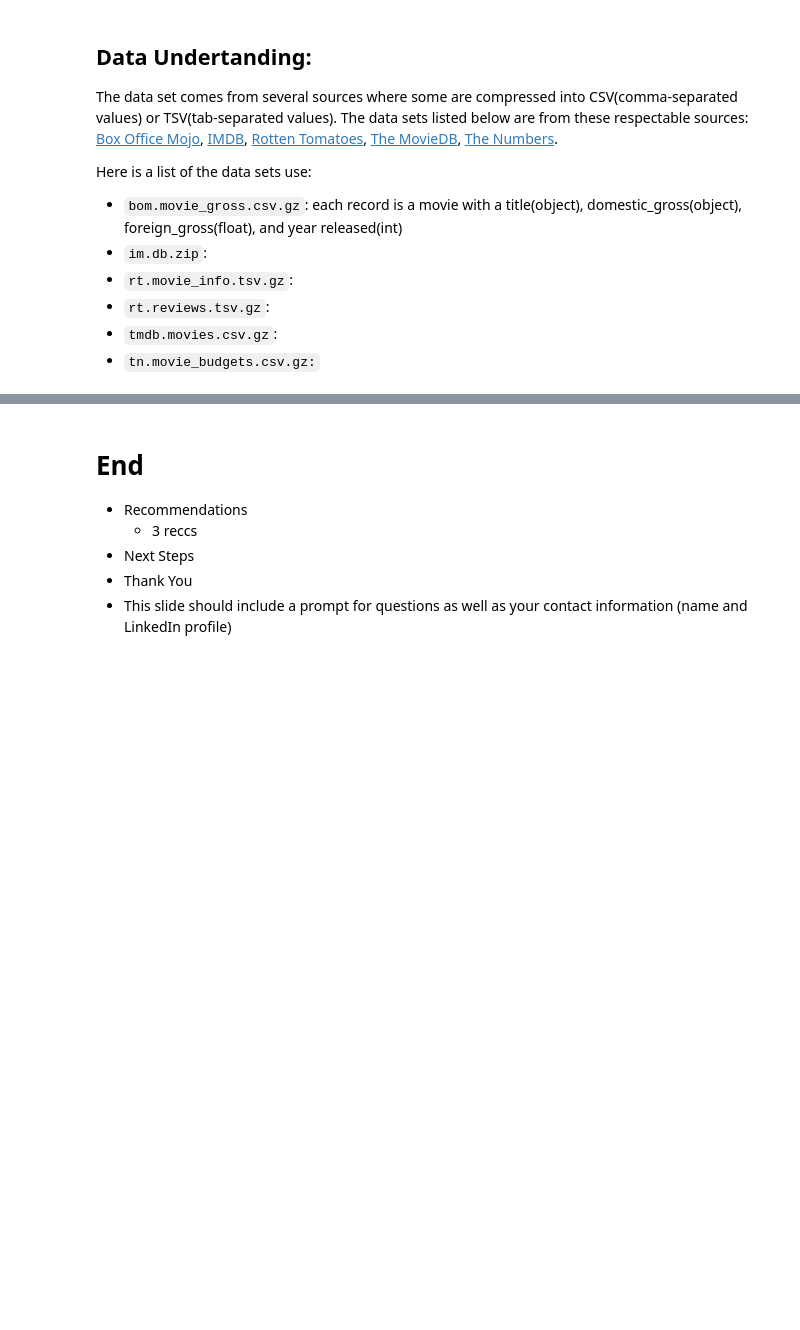
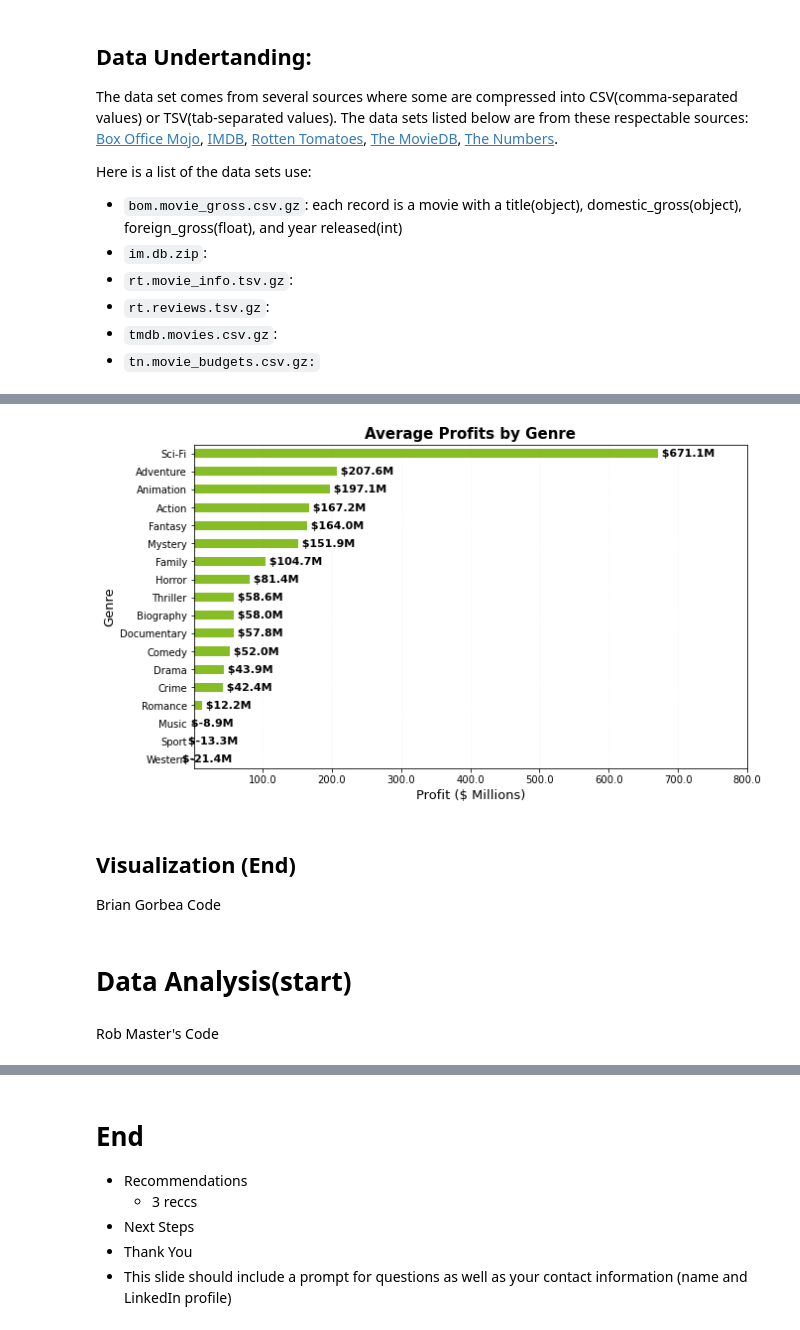
Before and after one commit to cupake01/ai_academy_capstone_project_group4, a Jupyter notebook: notebooks/folder-kelvin_cupay/Notebook Structure.ipynb, the cells around one changed output, grey strips where cells are left out. Cells and saved outputs as stored; diff of their text form; code cells hidden in the pictures; blank space fills up the shorter version.

```diff
--- a/notebooks/folder-kelvin_cupay/Notebook Structure.ipynb
+++ b/notebooks/folder-kelvin_cupay/Notebook Structure.ipynb
@@ -55,0 +271,30 @@ $create profit$
+# %%
+#Plotting
+fig, ax = plt.subplots(figsize=(10,6))
+profgenre_grouped.plot(kind='barh', color="#86BC24", ax=ax)
+
+#Title and labels
+ax.set_title('Average Profits by Genre', fontweight='bold', fontsize=15)
+ax.set_xticks(ax.get_xticks())
+ax.set_xticklabels([format_values_x(x) for x in ax.get_xticks()])
+ax.set_xlabel('Profit ($ Millions)', fontsize=13)
+ax.set_ylabel('Genre', fontsize=13)
+ax.grid(axis='x', linestyle='--', alpha = 0.07)
+ax.set_xlim(1, ax.get_xlim()[1])
+
+
+for index, value in enumerate(profgenre_grouped):
+    formatted_value = "${:.1f}M".format(value)
+    ax.text(value, index, ' ' + str(formatted_value), va='center', fontweight = 'bold', fontsize =11)
+
+plt.tight_layout
+plt.show()
+# %% [output]
+[figure, added]
+# %% [markdown]
+## Visualization (End)
+Brian Gorbea Code
+# %% [markdown]
+# Data Analysis(start)
+# %% [markdown]
+Rob Master's Code
```
Also changed, not shown: parts of 85 cells of this notebook.
